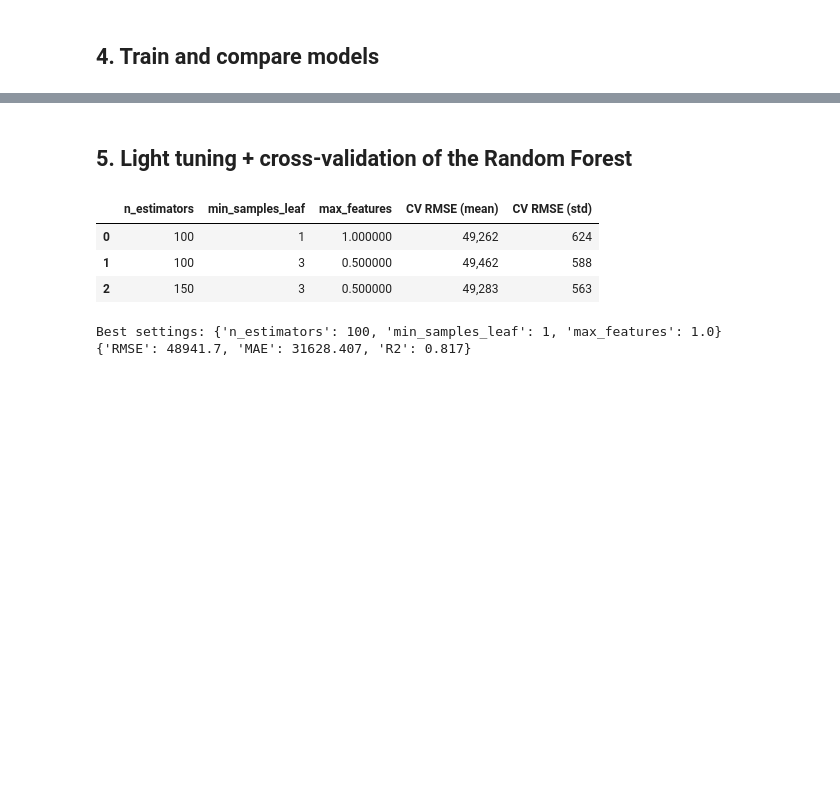
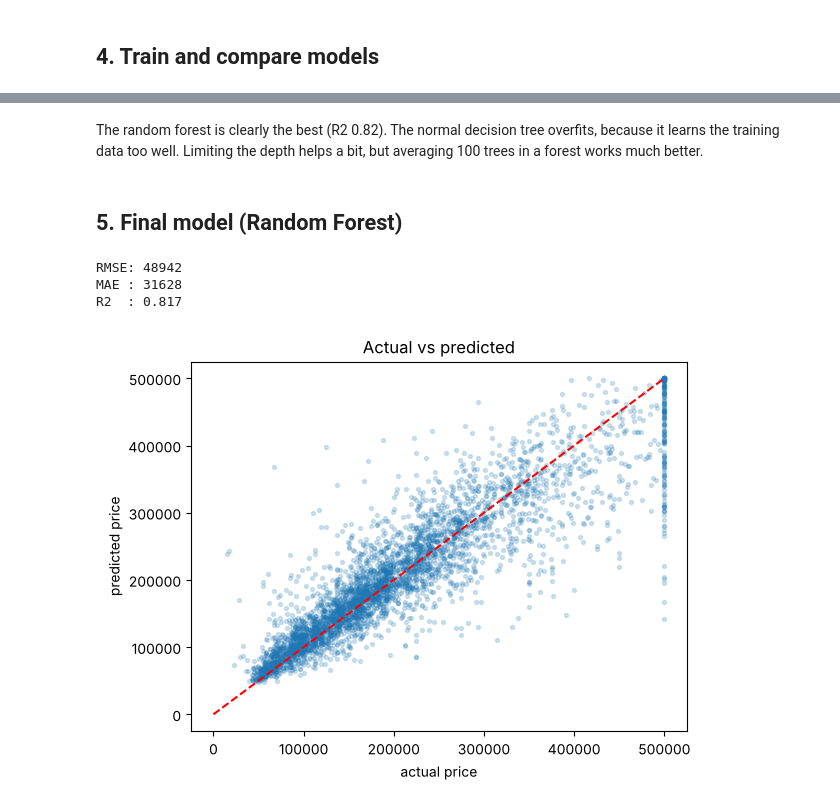
Before and after one commit to jagadeshwar2007/ACM_task, a Jupyter notebook: task_06_housing_price_predictor/housing_price_predictor.ipynb, the cells around one changed output, grey strips where cells are left out. Drawn from its saved outputs; the diff is of its cells as text; code cells hidden in the pictures; blank space fills up the shorter version.

```diff
--- a/task_06_housing_price_predictor/housing_price_predictor.ipynb
+++ b/task_06_housing_price_predictor/housing_price_predictor.ipynb
@@ -129,8 +98,6 @@ Name: median_house_value, dtype: float64
 X = df.drop(columns="median_house_value")
 y = df["median_house_value"]
 
-X_train, X_test, y_train, y_test = train_test_split(
-    X, y, test_size=0.2, random_state=RANDOM_STATE
-)
-print("train:", X_train.shape, " test:", X_test.shape)
+X_train, X_test, y_train, y_test = train_test_split(X, y, test_size=0.2, random_state=42)
+print(X_train.shape, X_test.shape)
 # %% [output]
@@ -198,42 +148,26 @@ results.style.format({"RMSE": "{:,.0f}", "MAE": "{:,.0f}", "R2": "{:.3f}"})
+# %% [markdown]
+The random forest is clearly the best (R2 0.82). The normal decision tree overfits, because it learns the training data too well.
+Limiting the depth helps a bit, but averaging 100 trees in a forest works much better.
 # %% [markdown]
-## 5. Light tuning + cross-validation of the Random Forest
+## 5. Final model (Random Forest)
-# %%
-# A few sensible settings, checked with 5-fold cross-validation on the training set only.
-# (The saved model stays ~30 MB, which is fine for GitHub.)
-settings = [
-    {"n_estimators": 100, "min_samples_leaf": 1, "max_features": 1.0},
-    {"n_estimators": 100, "min_samples_leaf": 3, "max_features": 0.5},
-    {"n_estimators": 150, "min_samples_leaf": 3, "max_features": 0.5},
-]
-cv_rows = []
-for s in settings:
-    pipe = make_pipeline(RandomForestRegressor(n_jobs=-1, random_state=RANDOM_STATE, **s))
-    scores = cross_val_score(pipe, X_train, y_train, cv=5, scoring="neg_root_mean_squared_error")
-    cv_rows.append({**s, "CV RMSE (mean)": -scores.mean(), "CV RMSE (std)": scores.std()})
-cv_df = pd.DataFrame(cv_rows)
-cv_df.style.format({"CV RMSE (mean)": "{:,.0f}", "CV RMSE (std)": "{:,.0f}"})
-# %% [output]
-|  | n_estimators | min_samples_leaf | max_features | CV RMSE (mean) | CV RMSE (std) |
-| 0 | 100 | 1 | 1.000000 | 49,262 | 624 |
-| 1 | 100 | 3 | 0.500000 | 49,462 | 588 |
-| 2 | 150 | 3 | 0.500000 | 49,283 | 563 |
-# %%
-best = cv_df.loc[cv_df["CV RMSE (mean)"].idxmin()]
-best_params = {"n_estimators": int(best.n_estimators),
-               "min_samples_leaf": int(best.min_samples_leaf),
-               "max_features": float(best.max_features)}
-print("Best settings:", best_params)
-
-final_pipe = make_pipeline(RandomForestRegressor(n_jobs=-1, random_state=RANDOM_STATE, **best_params))
-final_pipe.fit(X_train, y_train)
-pred = final_pipe.predict(X_test)
-
-final_metrics = {
-    "RMSE": float(np.sqrt(mean_squared_error(y_test, pred))),
-    "MAE": float(mean_absolute_error(y_test, pred)),
-    "R2": float(r2_score(y_test, pred)),
-}
-print({k: round(v, 3) for k, v in final_metrics.items()})
-# %% [output]
-Best settings: {'n_estimators': 100, 'min_samples_leaf': 1, 'max_features': 1.0}
-{'RMSE': 48941.7, 'MAE': 31628.407, 'R2': 0.817}
+# %%
+final_model = Pipeline([("preprocess", preprocess), ("model", RandomForestRegressor(n_estimators=100, random_state=42, n_jobs=-1))])
+final_model.fit(X_train, y_train)
+pred = final_model.predict(X_test)
+
+print("RMSE:", round(np.sqrt(mean_squared_error(y_test, pred))))
+print("MAE :", round(mean_absolute_error(y_test, pred)))
+print("R2  :", round(r2_score(y_test, pred), 3))
+# %% [output]
+RMSE: 48942
+MAE : 31628
+R2  : 0.817
+# %%
+plt.scatter(y_test, pred, alpha=0.2, s=8)
+plt.plot([0, 500000], [0, 500000], "r--")
+plt.xlabel("actual price")
+plt.ylabel("predicted price")
+plt.title("Actual vs predicted")
+plt.show()
+# %% [output]
+[figure, added]
```
Also changed, not shown: parts of 33 cells of this notebook, 27 other files.
